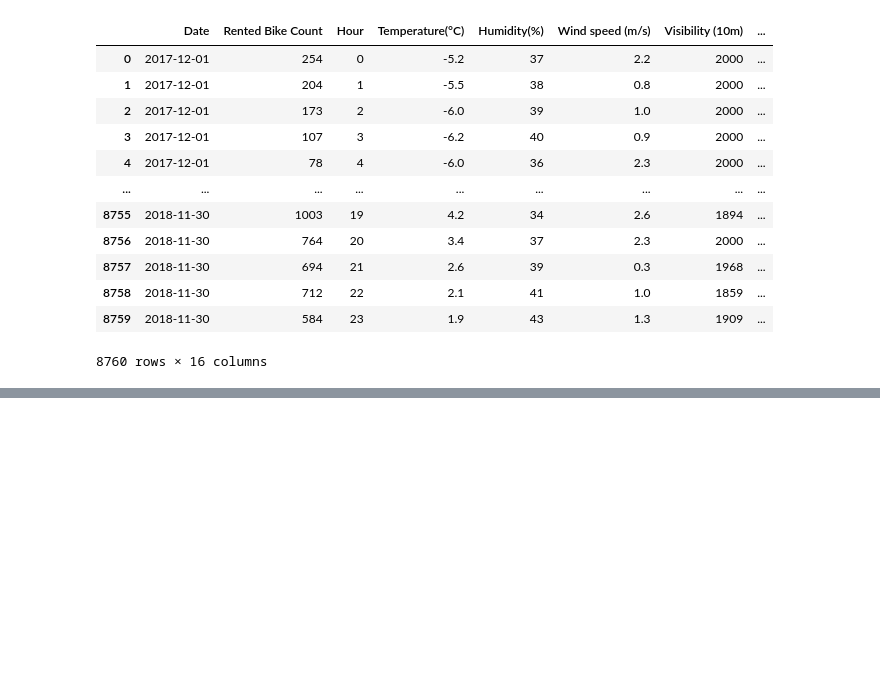
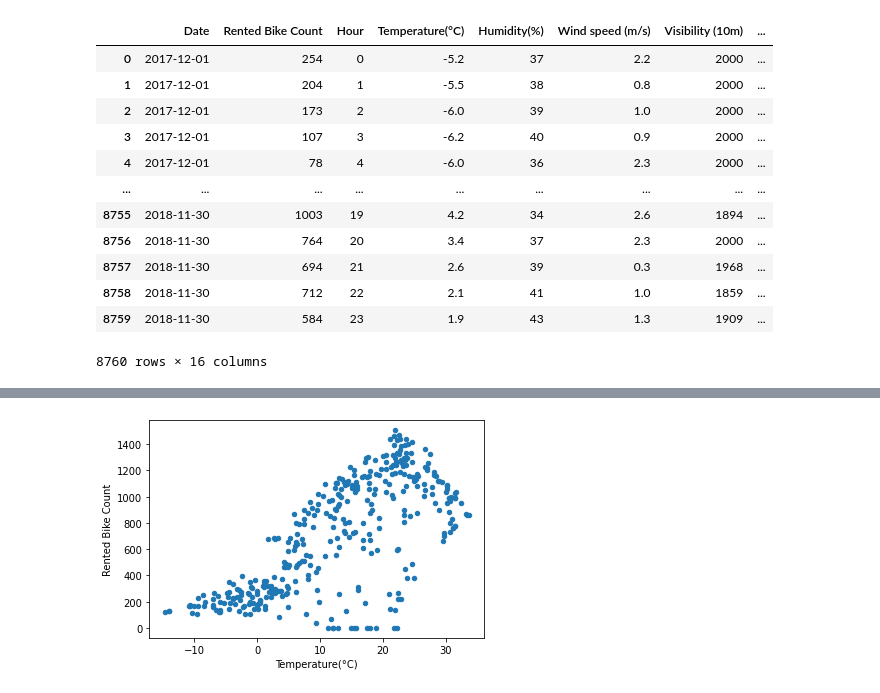
Before and after one commit to luisdomin5/from-excel-to-pandas, a Jupyter notebook: notebooks/02.02_more_excel_functions.ipynb, the cells around one changed output, grey strips where cells are left out. Cells and saved outputs as stored; diff of their text form; code cells hidden in the pictures; blank space fills up the shorter version.

```diff
--- a/notebooks/02.02_more_excel_functions.ipynb
+++ b/notebooks/02.02_more_excel_functions.ipynb
@@ -54,0 +88,10 @@ We will start with creating a few columns based on the date column, such as day
+# %%
+(
+    enriched_bike_share_data
+    .groupby('Date')
+    .mean()
+    .plot
+    .scatter(x='Temperature(°C)', y='Rented Bike Count')
+);
+# %% [output]
+[figure, added]
```
Also changed, not shown: parts of 9 cells of this notebook.
